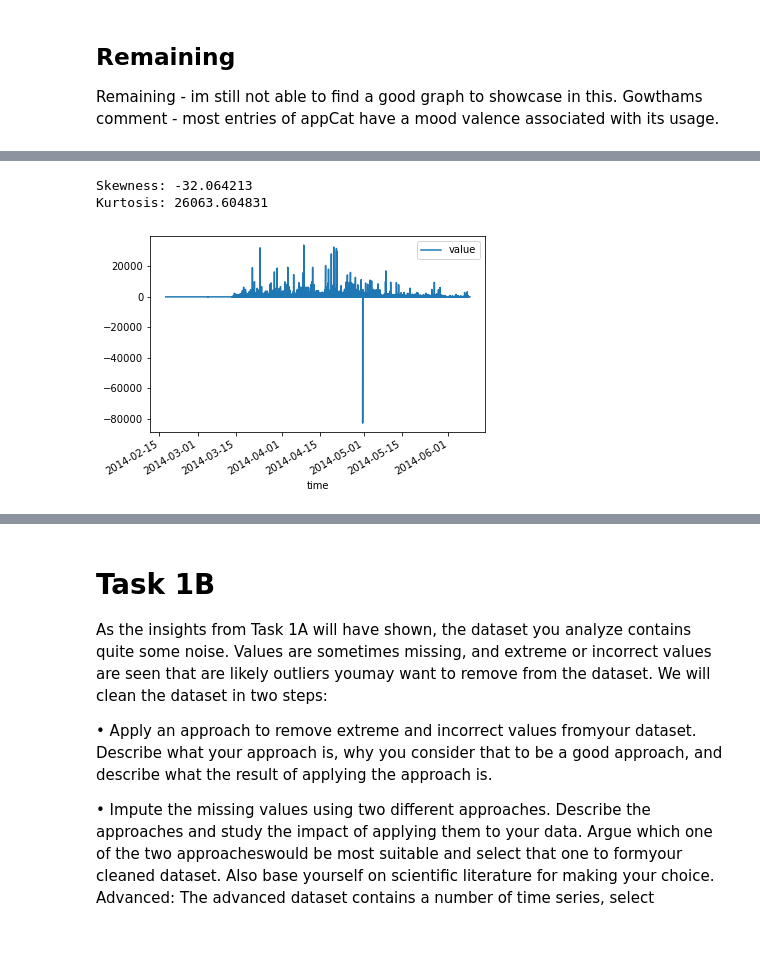
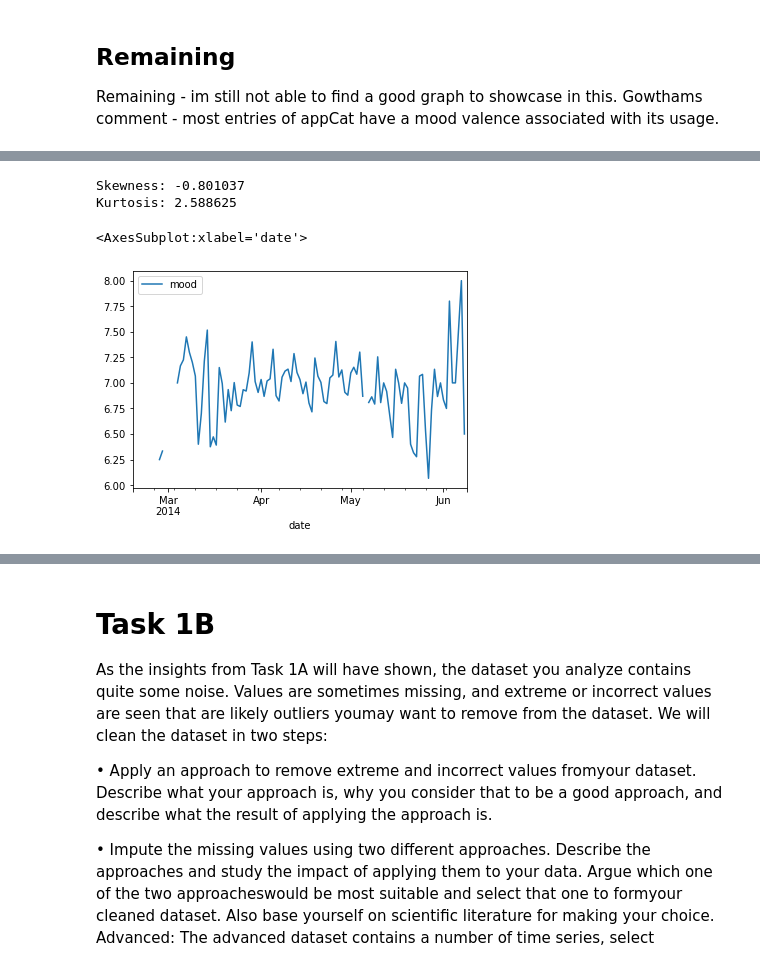
Before and after one commit to tkaintura/Data_Mining, a Jupyter notebook: Assignment 1.ipynb, the cells around one changed output, grey strips where cells are left out. Saved outputs shown, nothing was run; the diff lists cells and outputs as text; code cells hidden in the pictures; blank space fills up the shorter version.

```diff
--- a/Assignment 1.ipynb
+++ b/Assignment 1.ipynb
@@ -107,19 +185,15 @@ value       130606
 dtype: int64
 # %%
 #skewness and kurtosis
-print("Skewness: %f" % df['value'].skew())
-print("Kurtosis: %f" % df['value'].kurt())
+print("Skewness: %f" % df['mood'].skew())
+print("Kurtosis: %f" % df['mood'].kurt())
 # %% [output]
-Skewness: -32.064213
-Kurtosis: 26063.604831
+Skewness: -0.801037
+Kurtosis: 2.588625
-# %%
-# convert the 'time' column to a datetime object
-df['time'] = pd.to_datetime(df['time'])
-
-# plot a line graph of 'value' vs 'time'
-df.plot(x='time', y='value', kind='line')
-
-# show the plot
-plt.show()
-# %% [output]
-[figure, removed]
+# %%
+data_monthly = df.loc[:, df.columns != 'id']
+grouped_data = data_monthly.groupby(['date']).mean().reset_index()
+grouped_data.plot(x='date', y='mood', kind='line')
+# %% [output]
+<AxesSubplot:xlabel='date'>
+[figure, added]
```
Also changed, not shown: parts of 22 cells of this notebook.
